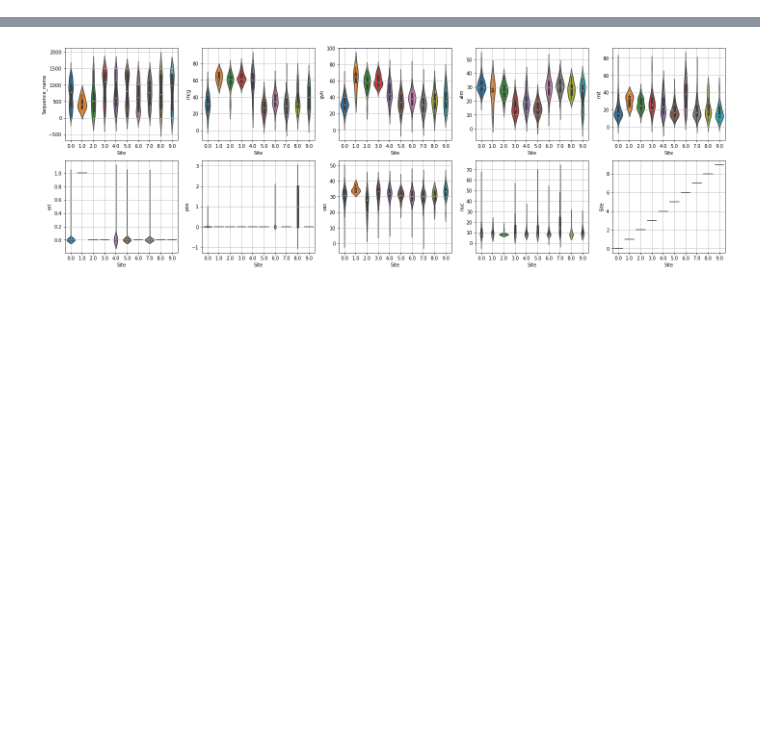
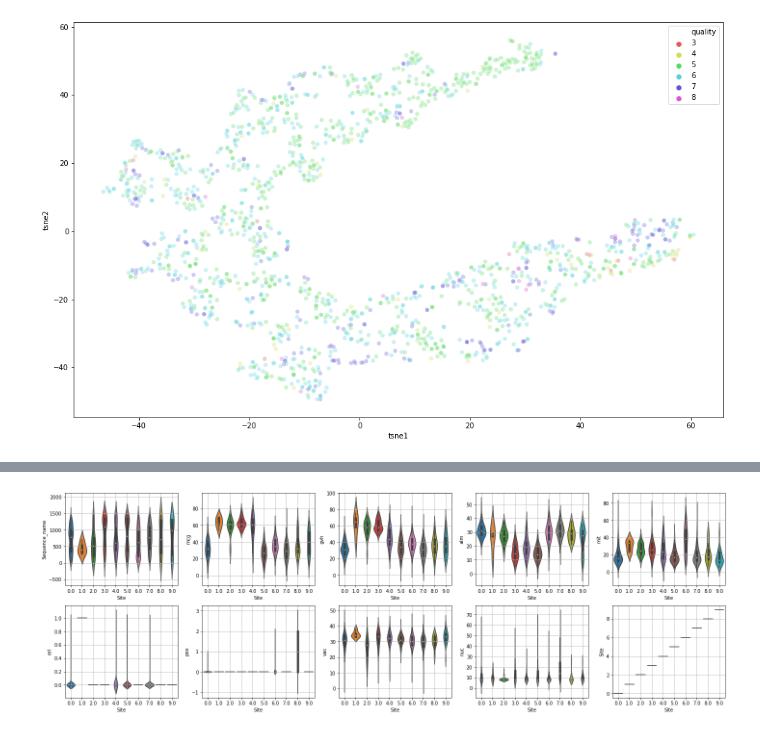
Before and after one commit to Gabriel-Aspen/gc_lucid, a Jupyter notebook: visual.ipynb, the cells around one changed output, grey strips where cells are left out. Cells and saved outputs as stored; diff of their text form; code cells hidden in the pictures; blank space fills up the shorter version.

```diff
--- a/visual.ipynb
+++ b/visual.ipynb
@@ -25,2 +40,6 @@ data.columns = data.columns.str.replace(' ', '_')
+# %%
+numeric_tsne(data, target = 'quality')
+# %% [output]
+[figure, added]
 # %%
 #mushrooms
```
Also changed, not shown: parts of 13 cells of this notebook.
